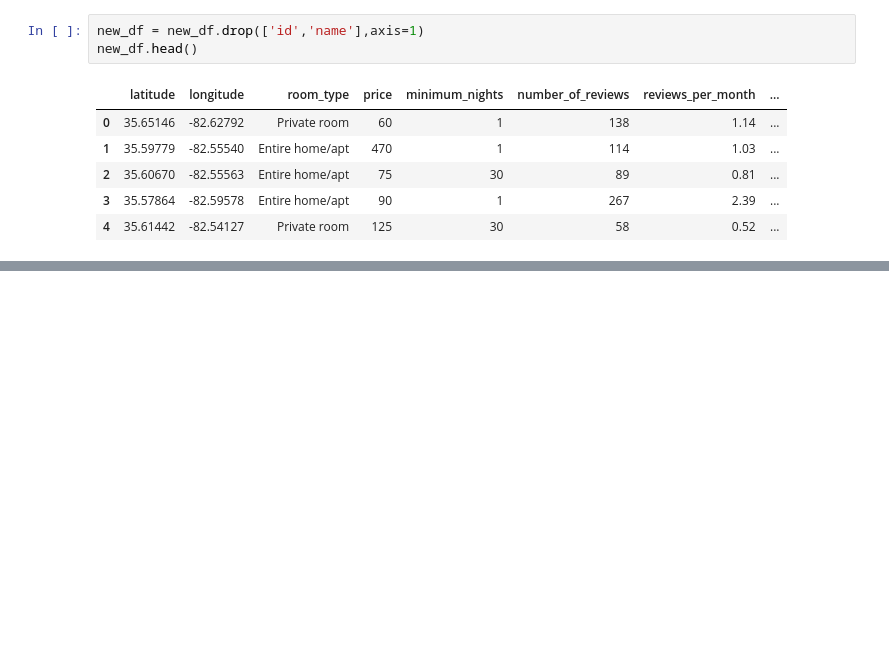
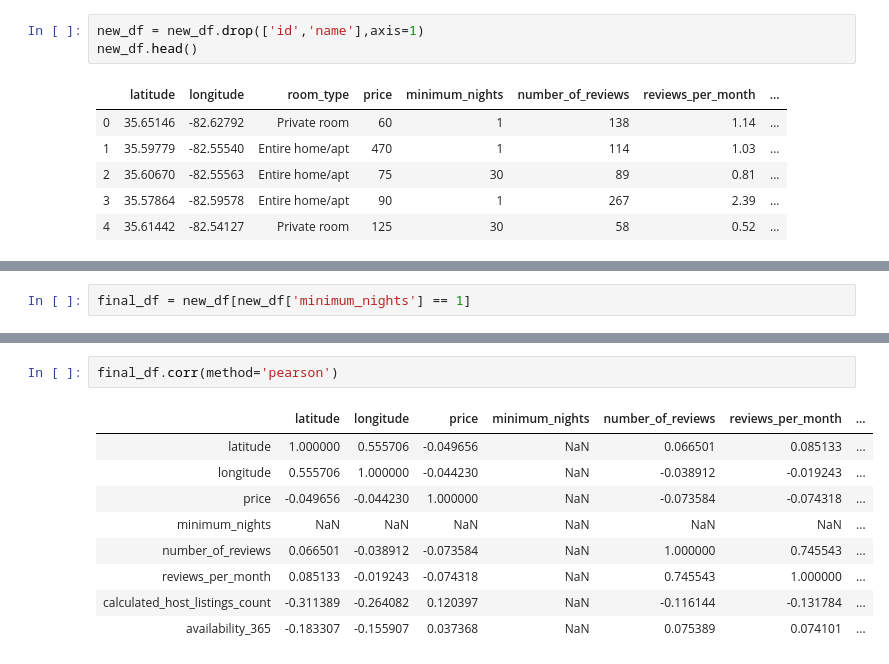
Before and after one commit to BloomTech-Labs/LabsPT13-Resfeber-A-DS, a Jupyter notebook: notebooks/airB&B.ipynb, the cells around one changed output, grey strips where cells are left out. Drawn from its saved outputs; the diff is of its cells as text; blank space fills up the shorter version.

```diff
--- a/notebooks/airB&B.ipynb
+++ b/notebooks/airB&B.ipynb
@@ -255,0 +265,2 @@ new_df.head()
+# %%
+final_df = new_df[new_df['minimum_nights'] == 1]
@@ -255,0 +276,12 @@ new_df.head()
+# %%
+final_df.corr(method='pearson')
+# %% [output]
+|  | latitude | longitude | price | minimum_nights | number_of_reviews | reviews_per_month | ... |
+| latitude | 1.000000 | 0.555706 | -0.049656 | NaN | 0.066501 | 0.085133 | ... |
+| longitude | 0.555706 | 1.000000 | -0.044230 | NaN | -0.038912 | -0.019243 | ... |
+| price | -0.049656 | -0.044230 | 1.000000 | NaN | -0.073584 | -0.074318 | ... |
+| minimum_nights | NaN | NaN | NaN | NaN | NaN | NaN | ... |
+| number_of_reviews | 0.066501 | -0.038912 | -0.073584 | NaN | 1.000000 | 0.745543 | ... |
+| reviews_per_month | 0.085133 | -0.019243 | -0.074318 | NaN | 0.745543 | 1.000000 | ... |
+| calculated_host_listings_count | -0.311389 | -0.264082 | 0.120397 | NaN | -0.116144 | -0.131784 | ... |
+| availability_365 | -0.183307 | -0.155907 | 0.037368 | NaN | 0.075389 | 0.074101 | ... |
```
Also changed, not shown: parts of 25 cells of this notebook, 1 other file.
